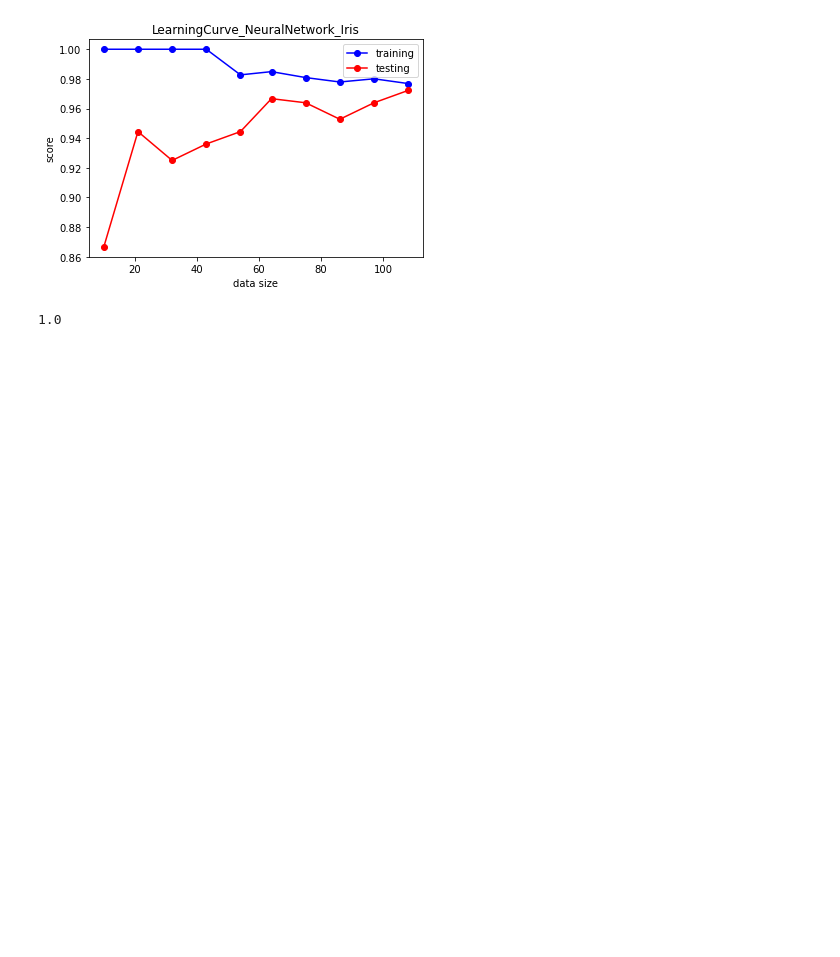
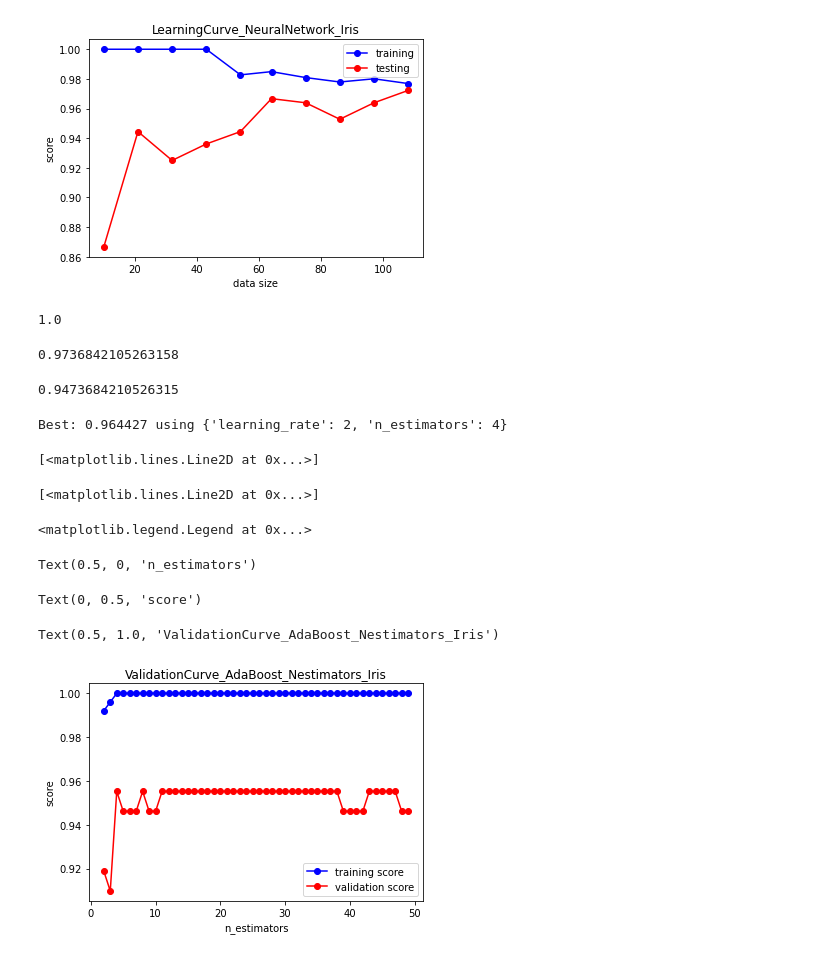
Before and after one commit to sumowll/ML, a Jupyter notebook: Assignment1_Iris.ipynb, the cells around one changed output. Saved outputs shown, nothing was run; the diff lists cells and outputs as text; code cells hidden in the pictures; blank space fills up the shorter version.

```diff
--- a/Assignment1_Iris.ipynb
+++ b/Assignment1_Iris.ipynb
@@ -453,8 +453,48 @@ Text(0.5, 1.0, 'LearningCurve_NeuralNetwork_Iris')
 [figure]
 # %%
 # Boosting
-from sklearn.ensemble import GradientBoostingClassifier
-clf = GradientBoostingClassifier(n_estimators=100, learning_rate=1.0, max_depth=1, random_state=0).fit(x_train, y_train)
-clf.score(x_train, y_train)
+from sklearn.ensemble import AdaBoostClassifier
+clf_ada = AdaBoostClassifier(base_estimator= clf_DT, n_estimators=100, learning_rate=1.0, random_state=0).fit(x_train, y_train)
+clf_ada.score(x_train, y_train)
+clf_ada.score(x_test, y_test)
+y_predict = clf_ada.predict(x_test)
+score = metrics.accuracy_score(y_test, y_pred)
+score
 # %% [output]
 1.0
+0.9736842105263158
+0.9473684210526315
+# %%
+# validation curve
+# grid_search
+parameters = {'n_estimators':np.arange(2, 50),
+              'learning_rate': np.arange(1, 10)
+             }
+grid_ada = GridSearchCV(AdaBoostClassifier(base_estimator=clf_DT, random_state=1), parameters)
+grid_ada_result = grid_ada.fit(x_train, y_train)
+
+# Summarize results
+best_score, best_params = grid_ada_result.best_score_,grid_ada_result.best_params_
+print("Best: %f using %s" % (best_score, best_params))
+# %% [output]
+Best: 0.964427 using {'learning_rate': 2, 'n_estimators': 4}
+# %%
+# Validation Curve for n_estimators
+param_range = np.arange(2, 50)
+train_score, val_score = validation_curve(AdaBoostClassifier(base_estimator=clf_DT, random_state=2), x_train, y_train, param_name='n_estimators', param_range=param_range, cv=10, scoring="accuracy", n_jobs=1)
+
+plt.plot(param_range, np.mean(train_score, 1), color='blue', label='training score', marker='o')
+plt.plot(param_range, np.mean(val_score, 1), color='red', label='validation score', marker='o')
+plt.legend(loc='best')
+plt.xlabel('n_estimators')
+plt.ylabel('score')
+plt.title("ValidationCurve_AdaBoost_Nestimators_Iris")
+plt.savefig('ValidationCurve_AdaBoost_Nestimators_Iris.png')
+# %% [output]
+[<matplotlib.lines.Line2D at 0x...>]
+[<matplotlib.lines.Line2D at 0x...>]
+<matplotlib.legend.Legend at 0x...>
+Text(0.5, 0, 'n_estimators')
+Text(0, 0.5, 'score')
+Text(0.5, 1.0, 'ValidationCurve_AdaBoost_Nestimators_Iris')
+[figure, added]
```
Also changed, not shown: parts of 3 cells of this notebook.
